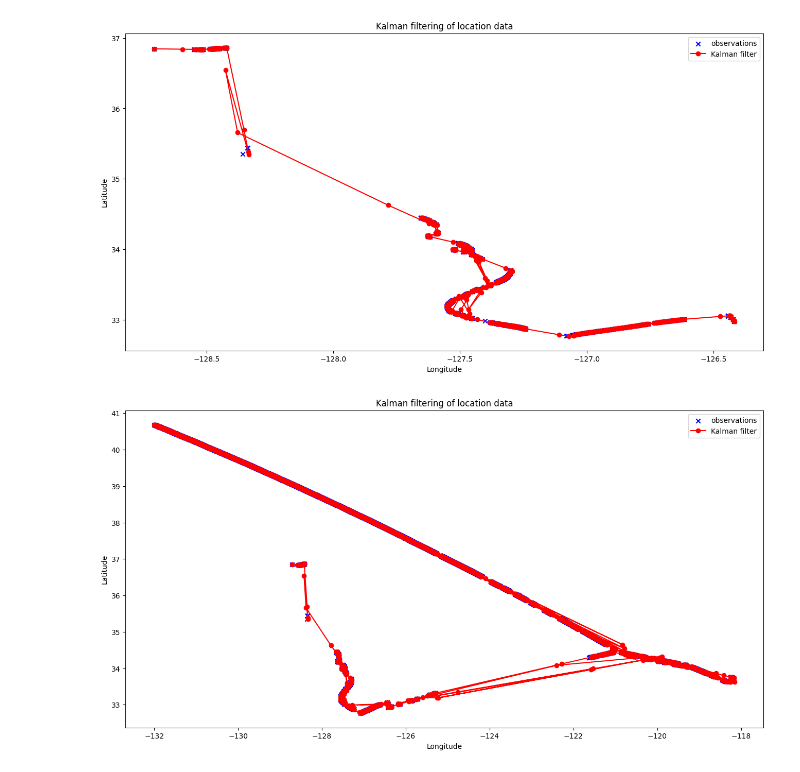
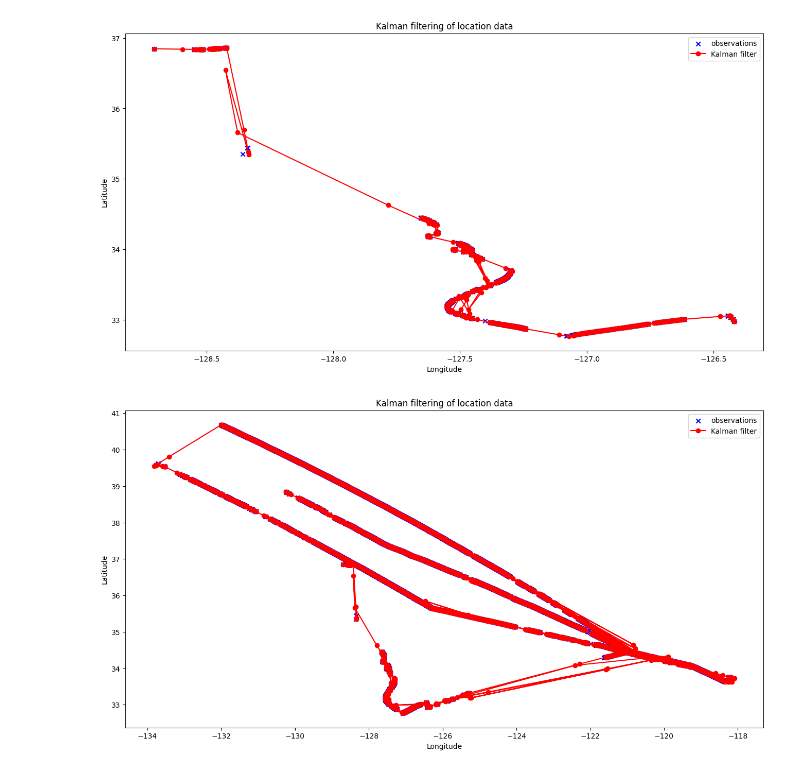
Before and after one commit to jordanbell2357/uscg-nais-data, a Jupyter notebook: BigQuery/mmsi_219155000.ipynb, the cells around one changed output. Drawn from its saved outputs; the diff is of its cells as text; code cells hidden in the pictures.

```diff
--- a/BigQuery/mmsi_219155000.ipynb
+++ b/BigQuery/mmsi_219155000.ipynb
@@ -180,7 +180,7 @@ import matplotlib.pyplot as plt
 
 # Set start and end timestamps for the analysis
 start_date = pd.Timestamp('2022-06-01 00:00:00')  # Include the desired hour
-end_date = pd.Timestamp('2022-07-31 23:00:00')  # Include the desired hour
+end_date = pd.Timestamp('2022-09-30 23:00:00')  # Include the desired hour
 
 df = results[['MMSI', 'BaseDateTime', 'LAT', 'LON', 'SOG', 'COG', 'Heading']].copy()
 df['BaseDateTime'] = df['BaseDateTime'].dt.tz_convert('UTC').dt.tz_localize(None)
@@ -201,31 +201,31 @@ initial_state_mean = [coordinates[0, 0],
                       0]
 
 initial_state_covariance = [[1, 0, 0, 0],
                             [0, 1, 0, 0],
                             [0, 0, 1, 0],
                             [0, 0, 0, 1]]
 
 # Create a Kalman Filter instance
 kf = KalmanFilter(transition_matrices=[[1, 1, 0, 0],
                                         [0, 1, 0, 0],
                                         [0, 0, 1, 1],
                                         [0, 0, 0, 1]],
                    observation_matrices=[[1, 0, 0, 0],
                                          [0, 0, 1, 0]],
                    initial_state_mean=initial_state_mean,
                    initial_state_covariance=initial_state_covariance)
 
 # Perform the Kalman filtering
 mean_states, covariances = kf.filter(coordinates)
 
 # Visualize the results
 plt.figure(figsize=(16, 8))
 plt.scatter(coordinates[:, 1], coordinates[:, 0], marker='x', color='b', label='observations')
 plt.plot(mean_states[:, 2], mean_states[:, 0], linestyle='-', marker='o', color='r', label='Kalman filter')
 plt.legend()
 plt.title('Kalman filtering of location data')
 plt.xlabel('Longitude')
 plt.ylabel('Latitude')
 plt.show()
 # %% [output]
-[figure, old version]
+[figure, new version]
```
Also changed, not shown: parts of 2 cells of this notebook.
